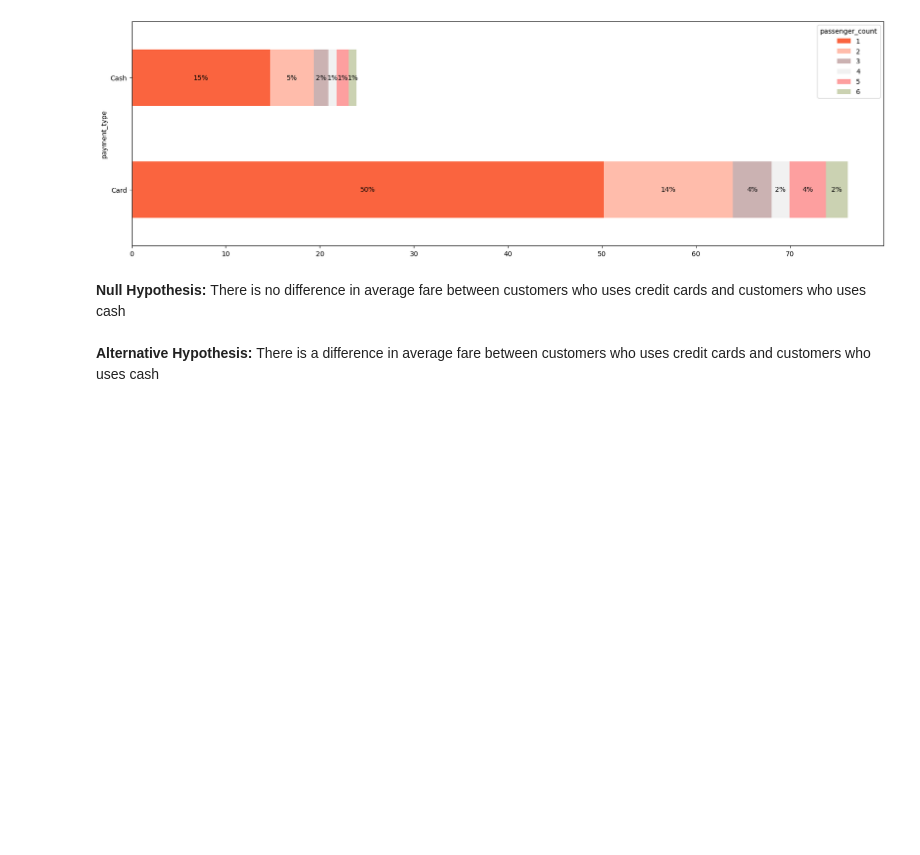
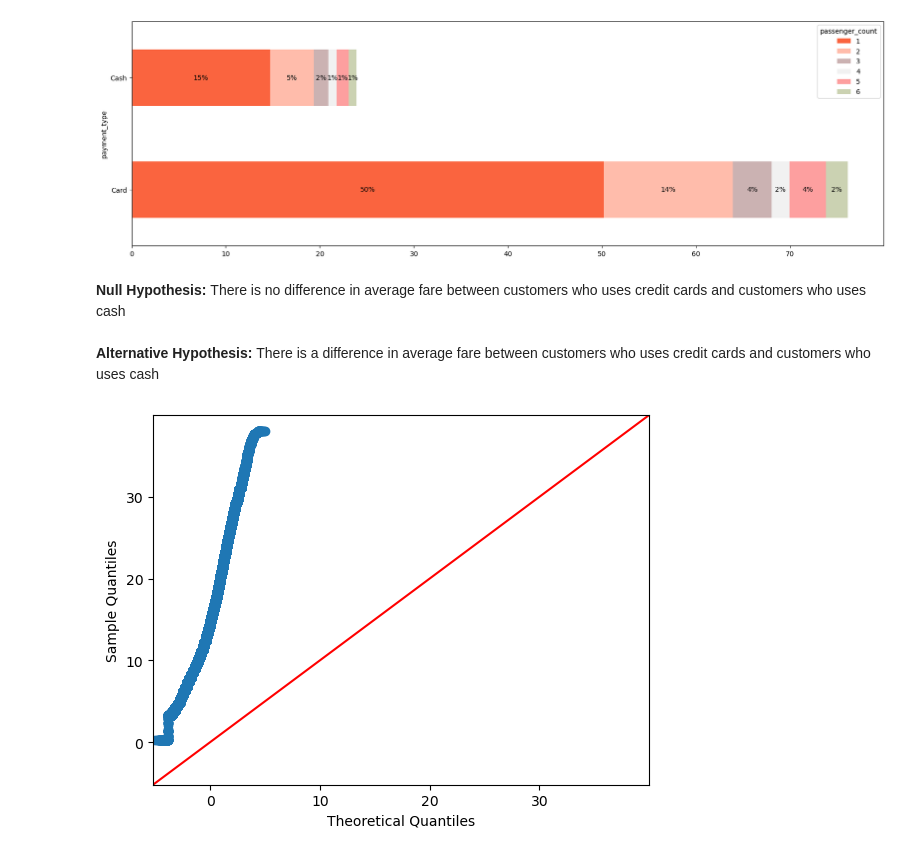
Before and after one commit to sahil095/Maximizing-revenue, a Jupyter notebook: Maximizing Revenue.ipynb, the cells around one changed output. Drawn from its saved outputs; the diff is of its cells as text; code cells hidden in the pictures; blank space fills up the shorter version.

```diff
--- a/Maximizing Revenue.ipynb
+++ b/Maximizing Revenue.ipynb
@@ -386,3 +396,9 @@ for p in ax.patches:
 <b> Null Hypothesis: </b> There is no difference in average fare between customers who uses credit cards and customers who uses cash
 <br><br>
 <b> Alternative Hypothesis: </b> There is a difference in average fare between customers who uses credit cards and customers who uses cash
+# %%
+# quantile plot to check if data is normalized
+sm.qqplot(df['total_amount'], line = '45')
+plt.show()
+# %% [output]
+[figure, added]
```
Also changed, not shown: parts of 9 cells of this notebook.
